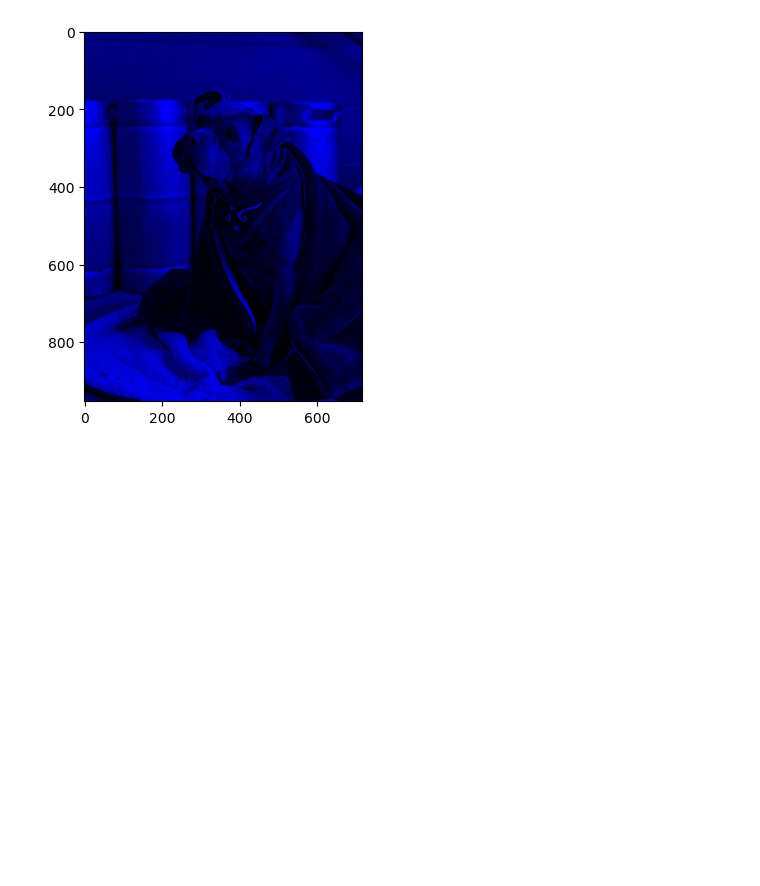
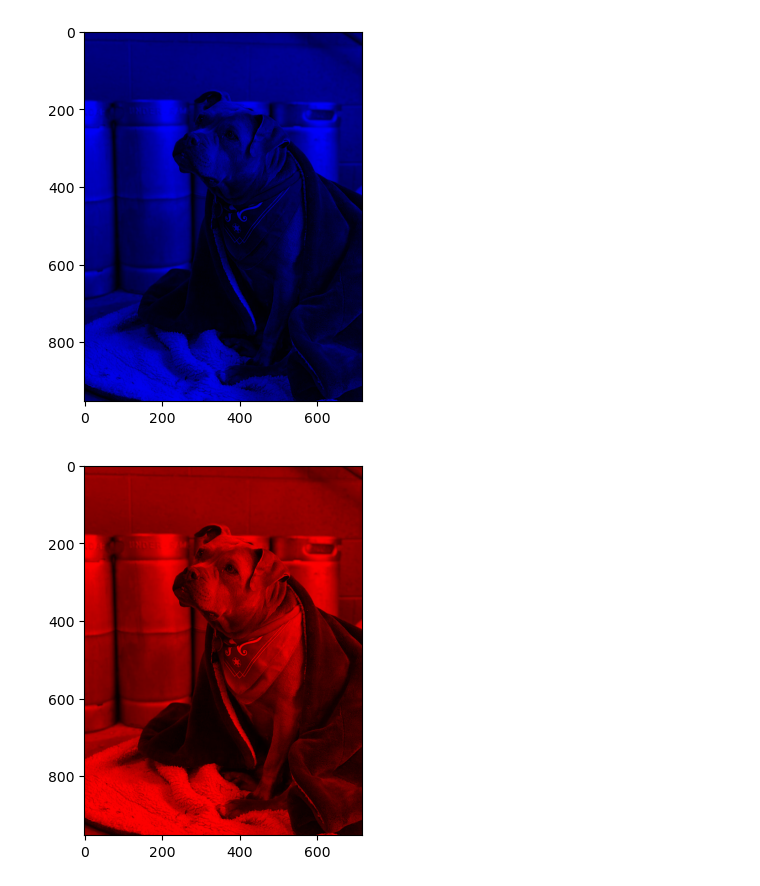
Before and after one commit to TinneCJM/assignment_numpy, a Jupyter notebook: notebooks/assignment_Tinne_Mertens.ipynb, the cells around one changed output. Drawn from its saved outputs; the diff is of its cells as text; code cells hidden in the pictures; blank space fills up the shorter version.

```diff
--- a/notebooks/assignment_Tinne_Mertens.ipynb
+++ b/notebooks/assignment_Tinne_Mertens.ipynb
@@ -58,3 +58,13 @@ plt.imshow(blue_tint_image)
 plt.show()
 # %% [output]
 [figure]
+# %%
+# Change all pixels of np_image into red tints
+red_tint_image = np.copy(np_image)
+red_tint_image[:, :, 1] = 0
+red_tint_image[:, :, 2] = 0
+
+plt.imshow(red_tint_image)
+plt.show()
+# %% [output]
+[figure, added]
```
Also changed, not shown: parts of 2 cells of this notebook, 2 other files.
